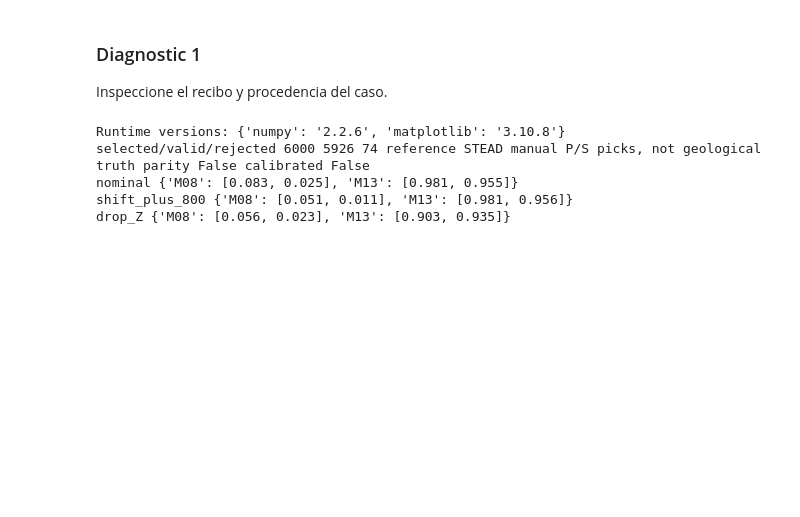
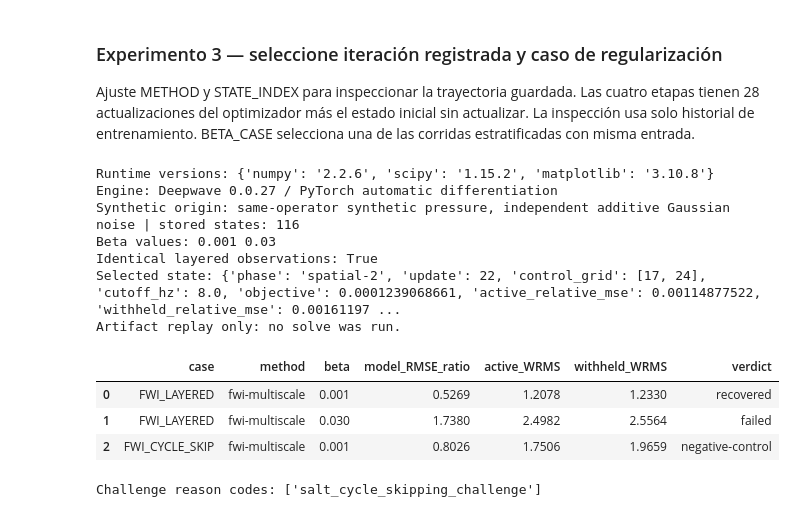
Before and after one commit to fsantibanezleal/CAOS_Geophysics, a Jupyter notebook: notebooks/es/06-seismology/03-seismic-state-of-art.ipynb, the cells around one changed output. Saved outputs shown, nothing was run; the diff lists cells and outputs as text; code cells hidden in the pictures; blank space fills up the shorter version.

```diff
--- a/notebooks/es/06-seismology/03-seismic-state-of-art.ipynb
+++ b/notebooks/es/06-seismology/03-seismic-state-of-art.ipynb
@@ -32,23 +42,60 @@ Lea ejes físicos y unidades; distinga ajuste, error contra verdad sintética y
 # %% [markdown]
-### Diagnostic 1
+### Experimento 3 — seleccione iteración registrada y caso de regularización
 
-Inspeccione el recibo y procedencia del caso.
+Ajuste METHOD y STATE_INDEX para inspeccionar la trayectoria guardada. Las cuatro etapas tienen 28 actualizaciones del optimizador más el estado inicial sin actualizar. La inspección usa solo historial de entrenamiento. BETA_CASE selecciona una de las corridas estratificadas con misma entrada.
 # %%
+from importlib.metadata import version
+print("Runtime versions:", {name: version(name) for name in ['numpy', 'scipy', 'matplotlib']})
+# Reproducible notebook experiment cell.
 from pathlib import Path
-from importlib.metadata import version
-print("Runtime versions:", {name: version(name) for name in ['numpy', 'matplotlib']})
+import json
 import numpy as np
-root=next(p for p in (Path.cwd(),*Path.cwd().parents) if (p/"data").is_dir() and (p/"data-pipeline").is_dir())
-# Inspect held-out benchmark, actual browser manifest, and native scores under nominal/stress conditions.
-import json
-from pathlib import Path
-b=json.loads((root/"data/derived/phase/stead-heldout-benchmark.json").read_text(encoding="utf-8")); manifest=json.loads((root/"data/derived/phase/browser-assets/stead/manifest.json").read_text(encoding="utf-8"))
-print("selected/valid/rejected",b["selected"],b["valid"],b["qc_rejected"],"reference",b["reference"],"parity",manifest["browser_parity_verified"],"calibrated",manifest["model"]["probabilities_calibrated"])
-for c in ("nominal","shift_plus_800","drop_Z"): print(c,{m:[round(b["metrics"][c][m][p]["f1_at_0p5s"],3) for p in ("P","S")] for m in ("M08","M13")})
+import pandas as pd
+import matplotlib.pyplot as plt
+
+root=next(p for p in (Path.cwd(),*Path.cwd().parents) if (p/'data').is_dir() and (p/'data-pipeline').is_dir())
+data=root/'data/derived/v2'
+def load_case(case_id,variant='reference'):
+    return json.loads((data/case_id/f'{variant}.json').read_text(encoding='utf-8'))
+layered=load_case('FWI_LAYERED','reference')
+strong=load_case('FWI_LAYERED','regularization')
+challenge=load_case('FWI_CYCLE_SKIP','reference')
+assert layered['observed']==strong['observed'], 'beta comparison must use identical observations'
+METHOD='fwi-multiscale'  # also inspect fwi-l2
+STATE_INDEX=80           # range 0..115 in stored multistage history
+BETA_CASE='reference'    # reference beta=.001; regularization beta=.03
+chosen_case=layered if BETA_CASE=='reference' else strong
+records=chosen_case['methods'][METHOD]['history_records']
+assert 0<=STATE_INDEX<len(records)
+selected=records[STATE_INDEX]
+print('Engine:',layered['engine'])
+print('Synthetic origin:',layered['parameters']['data_origin'],'| stored states:',len(records))
+print('Beta values:',layered['parameters']['regularization'],strong['parameters']['regularization'])
+print('Identical layered observations:',layered['observed']==strong['observed'])
+print('Selected state:',{k:selected[k] for k in ('phase','update','control_grid','cutoff_hz','objective','active_relative_mse','withheld_relative_mse')})
+print('Artifact replay only: no solve was run.')
+trajectories={
+ f"beta={layered['parameters']['regularization']:g}":layered['methods'][METHOD]['history_records'],
+ f"beta={strong['parameters']['regularization']:g}":strong['methods'][METHOD]['history_records']}
+display(pd.DataFrame([
+ {'case':case['id'],'method':METHOD,'beta':case['methods'][METHOD]['solver']['beta'],
+  'model_RMSE_ratio':case['methods'][METHOD]['metrics']['model_rmse_ratio'],
+  'active_WRMS':case['methods'][METHOD]['metrics']['active_wrms'],
+  'withheld_WRMS':case['methods'][METHOD]['metrics']['withheld_wrms'],
+  'verdict':case['methods'][METHOD]['evaluation']['status']}
+ for case in (layered,strong,challenge)]).round(4))
+print('Challenge reason codes:',challenge['methods'][METHOD]['evaluation']['reason_codes'])
 # %% [output]
-Runtime versions: {'numpy': '2.2.6', 'matplotlib': '3.10.8'}
-selected/valid/rejected 6000 5926 74 reference STEAD manual P/S picks, not geological truth parity False calibrated False
-nominal {'M08': [0.083, 0.025], 'M13': [0.981, 0.955]}
-shift_plus_800 {'M08': [0.051, 0.011], 'M13': [0.981, 0.956]}
-drop_Z {'M08': [0.056, 0.023], 'M13': [0.903, 0.935]}
+Runtime versions: {'numpy': '2.2.6', 'scipy': '1.15.2', 'matplotlib': '3.10.8'}
+Engine: Deepwave 0.0.27 / PyTorch automatic differentiation
+Synthetic origin: same-operator synthetic pressure, independent additive Gaussian noise | stored states: 116
+Beta values: 0.001 0.03
+Identical layered observations: True
+Selected state: {'phase': 'spatial-2', 'update': 22, 'control_grid': [17, 24], 'cutoff_hz': 8.0, 'objective': 0.0001239068661, 'active_relative_mse': 0.00114877522, 'withheld_relative_mse': 0.00161197 ...
+Artifact replay only: no solve was run.
+|  | case | method | beta | model_RMSE_ratio | active_WRMS | withheld_WRMS | verdict |
+| 0 | FWI_LAYERED | fwi-multiscale | 0.001 | 0.5269 | 1.2078 | 1.2330 | recovered |
+| 1 | FWI_LAYERED | fwi-multiscale | 0.030 | 1.7380 | 2.4982 | 2.5564 | failed |
+| 2 | FWI_CYCLE_SKIP | fwi-multiscale | 0.001 | 0.8026 | 1.7506 | 1.9659 | negative-control |
+Challenge reason codes: ['salt_cycle_skipping_challenge']
 # %% [markdown]
```
Also changed, not shown: parts of 6 cells of this notebook, 31 other files.
